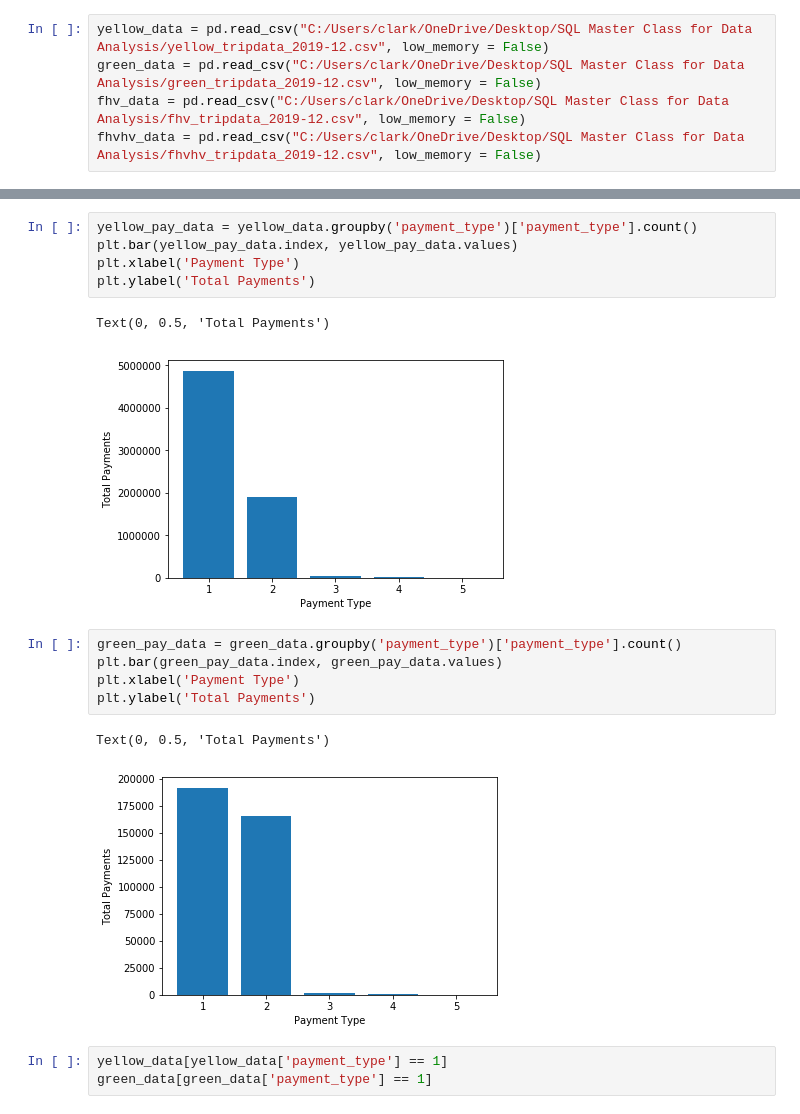
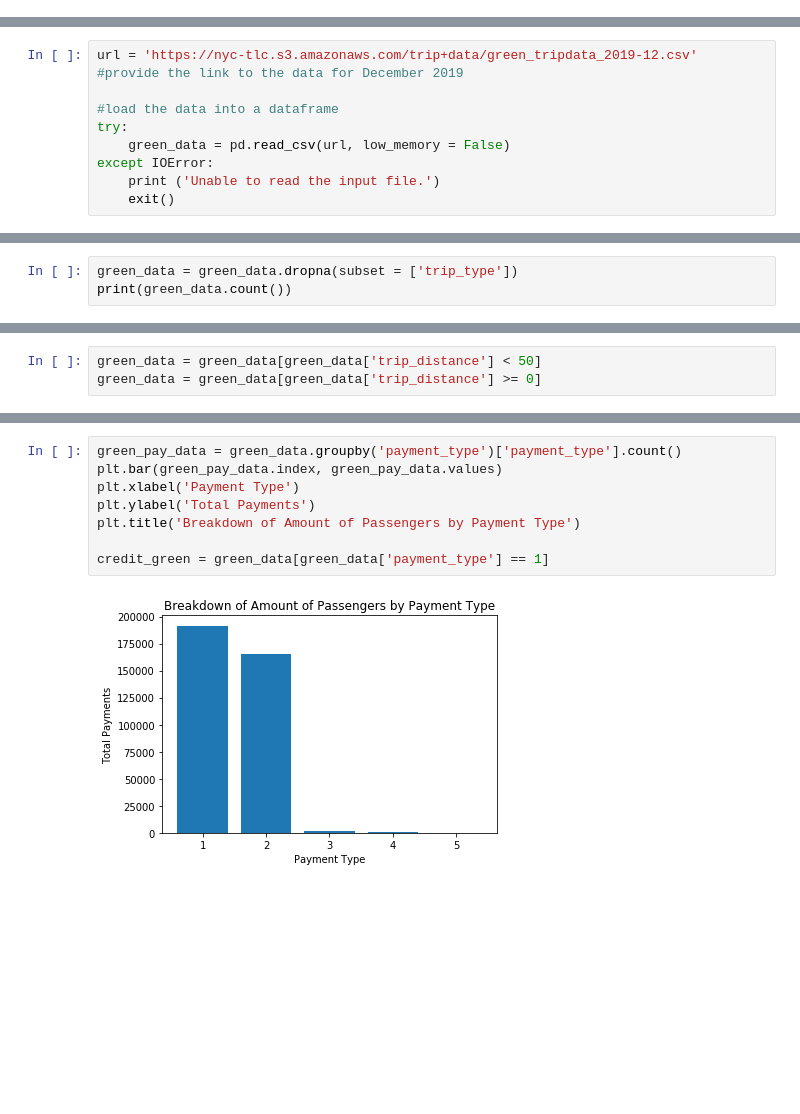
Before and after one commit to clarkech95/data-wrangling, a Jupyter notebook: DataWrangling.ipynb, the cells around one changed output, grey strips where cells are left out. Cells and saved outputs as stored; diff of their text form; blank space fills up the shorter version.

```diff
--- a/DataWrangling.ipynb
+++ b/DataWrangling.ipynb
@@ -6,5 +0,0 @@ import numpy as np
-# %%
-yellow_data = pd.read_csv("C:/Users/clark/OneDrive/Desktop/SQL Master Class for Data Analysis/yellow_tripdata_2019-12.csv", low_memory = False)
-green_data = pd.read_csv("C:/Users/clark/OneDrive/Desktop/SQL Master Class for Data Analysis/green_tripdata_2019-12.csv", low_memory = False)
-fhv_data = pd.read_csv("C:/Users/clark/OneDrive/Desktop/SQL Master Class for Data Analysis/fhv_tripdata_2019-12.csv", low_memory = False)
-fhvhv_data = pd.read_csv("C:/Users/clark/OneDrive/Desktop/SQL Master Class for Data Analysis/fhvhv_tripdata_2019-12.csv", low_memory = False)
@@ -149,0 +14,9 @@ yellow_date_data.loc['2019-12'].plot(linewidth = 0.5)
+# %%
+url = 'https://nyc-tlc.s3.amazonaws.com/trip+data/green_tripdata_2019-12.csv' #provide the link to the data for December 2019
+
+#load the data into a dataframe
+try:
+    green_data = pd.read_csv(url, low_memory = False)
+except IOError:
+    print ('Unable to read the input file.')
+    exit()
@@ -149,0 +75,3 @@ yellow_date_data.loc['2019-12'].plot(linewidth = 0.5)
+# %%
+green_data = green_data.dropna(subset = ['trip_type'])
+print(green_data.count())
@@ -149,0 +105,3 @@ yellow_date_data.loc['2019-12'].plot(linewidth = 0.5)
+# %%
+green_data = green_data[green_data['trip_distance'] < 50]
+green_data = green_data[green_data['trip_distance'] >= 0]
@@ -161,19 +125,10 @@ For both green and yellow cabs you can see the cyclical nature of the volume. Th
 # %%
-yellow_pay_data = yellow_data.groupby('payment_type')['payment_type'].count()
-plt.bar(yellow_pay_data.index, yellow_pay_data.values)
+green_pay_data = green_data.groupby('payment_type')['payment_type'].count()
+plt.bar(green_pay_data.index, green_pay_data.values)
 plt.xlabel('Payment Type')
 plt.ylabel('Total Payments')
+plt.title('Breakdown of Amount of Passengers by Payment Type')
+
+credit_green = green_data[green_data['payment_type'] == 1]
 # %% [output]
-Text(0, 0.5, 'Total Payments')
-[figure, old version]
+[figure, new version]
-# %%
-green_pay_data = green_data.groupby('payment_type')['payment_type'].count()
-plt.bar(green_pay_data.index, green_pay_data.values)
-plt.xlabel('Payment Type')
-plt.ylabel('Total Payments')
-# %% [output]
-Text(0, 0.5, 'Total Payments')
-[figure, removed]
-# %%
-yellow_data[yellow_data['payment_type'] == 1]
-green_data[green_data['payment_type'] == 1]
```
Also changed, not shown: parts of 40 cells of this notebook.
